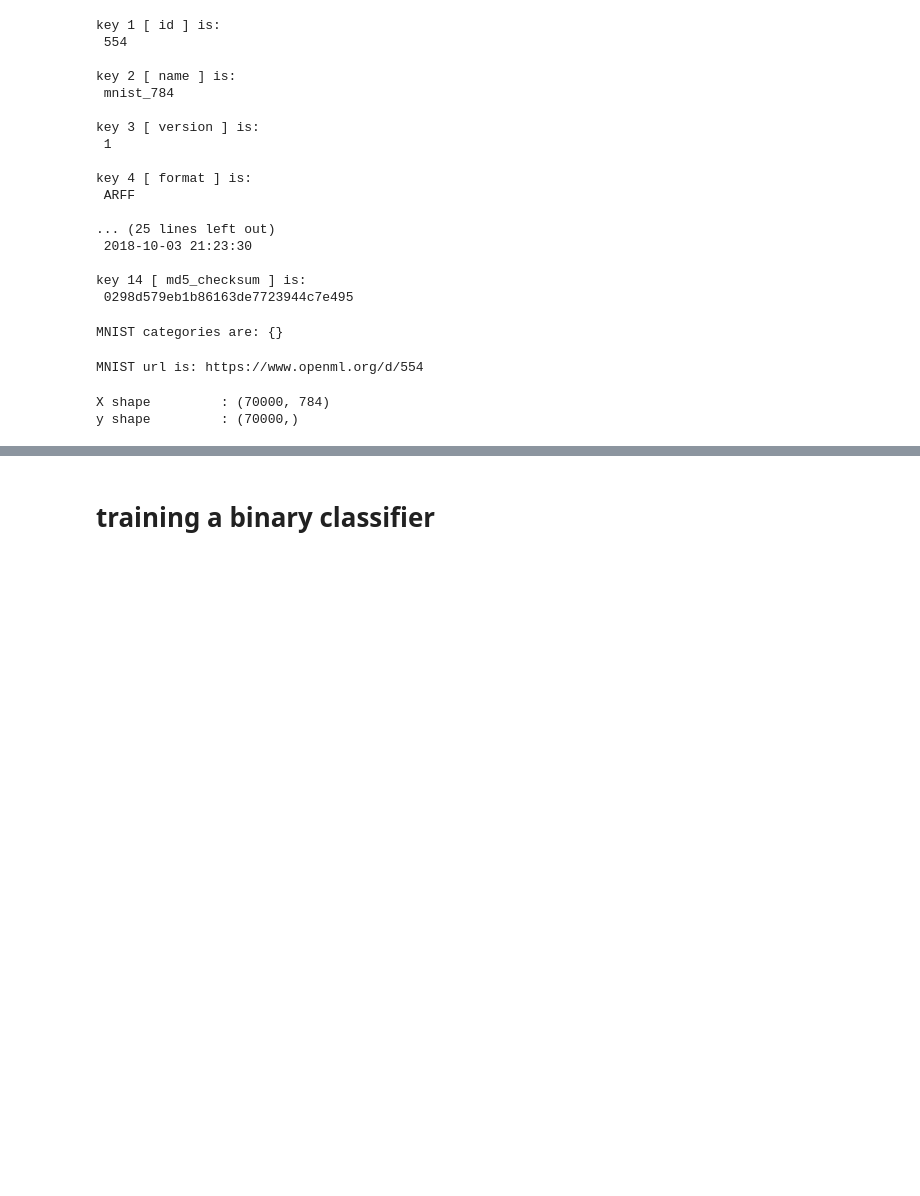
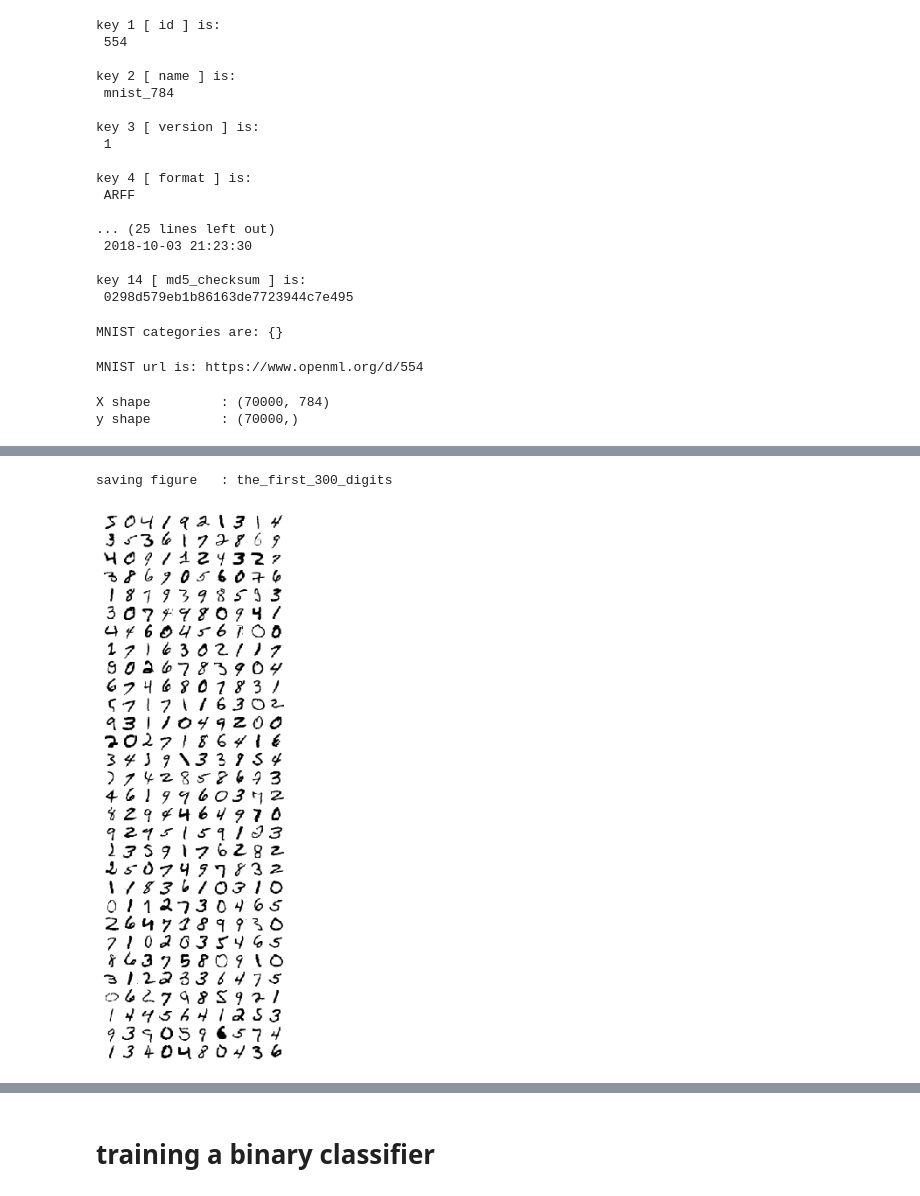
Before and after one commit to hopezh/learn_hands_on_ML_v2, a Jupyter notebook: ch3_classification_v2.ipynb, the cells around one changed output, grey strips where cells are left out. Cells and saved outputs as stored; diff of their text form; code cells hidden in the pictures; blank space fills up the shorter version.

```diff
--- a/ch3_classification_v2.ipynb
+++ b/ch3_classification_v2.ipynb
@@ -178,32 +188,35 @@ print('whose type is:', type(y[0]))
 # %%
 # function to plot digits
 def plot_digits(instances, images_per_row=10, **options):
     image_size = 28
     images_per_row = min(len(instances), images_per_row)
     images = [instance.reshape(image_size, image_size) for instance in instances]
     n_rows = (len(instances) - 1) // images_per_row + 1
     row_images = []
     n_empty = n_rows * images_per_row - len(instances)
     images.append(np.zeros((image_size, image_size * n_empty)))
 
     for row in range(n_rows):
         r_images = images[row * images_per_row : (row + 1) * images_per_row]
         row_images.append(np.concatenate(r_images, axis=1))
 
     image = np.concatenate(row_images, axis=0)
     plt.imshow(image, cmap=mpl.cm.binary, **options)
     plt.axis('off')
 
 # plot digits
 plt.figure(figsize=(9,9))
 
-# get the first n rows (digits) from X
-n_rows = 200
+# get the first N rows (digits) from X
+n_rows = 300
 example_images = X[:n_rows]
 
 plot_digits(example_images, images_per_row=10)
 save_fig('the_first_' + str(n_rows) + '_digits')
 plt.show()
+# %% [output]
+saving figure   : the_first_300_digits
+[figure, added]
 # %%
 # get the training and test data set
 X_train, X_test, y_train, y_test = X[:60000], X[60000:], y[:60000], y[60000:]
```
Also changed, not shown: parts of 11 cells of this notebook.
